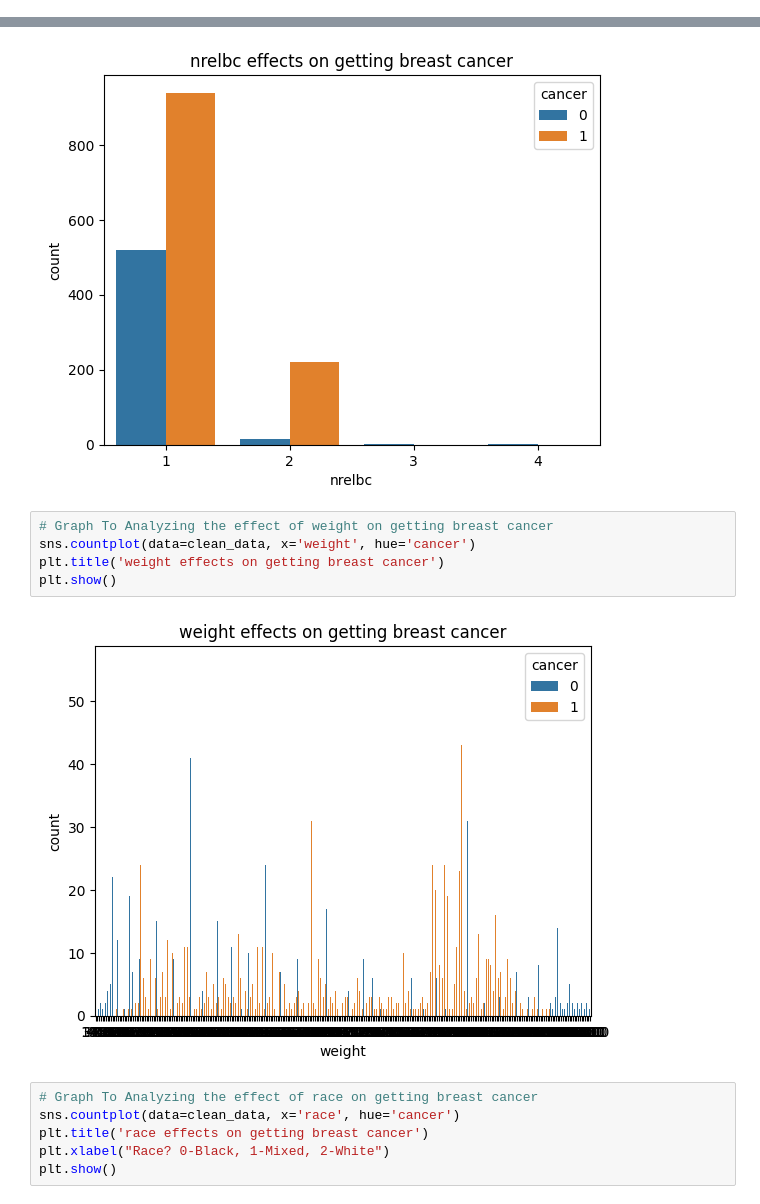
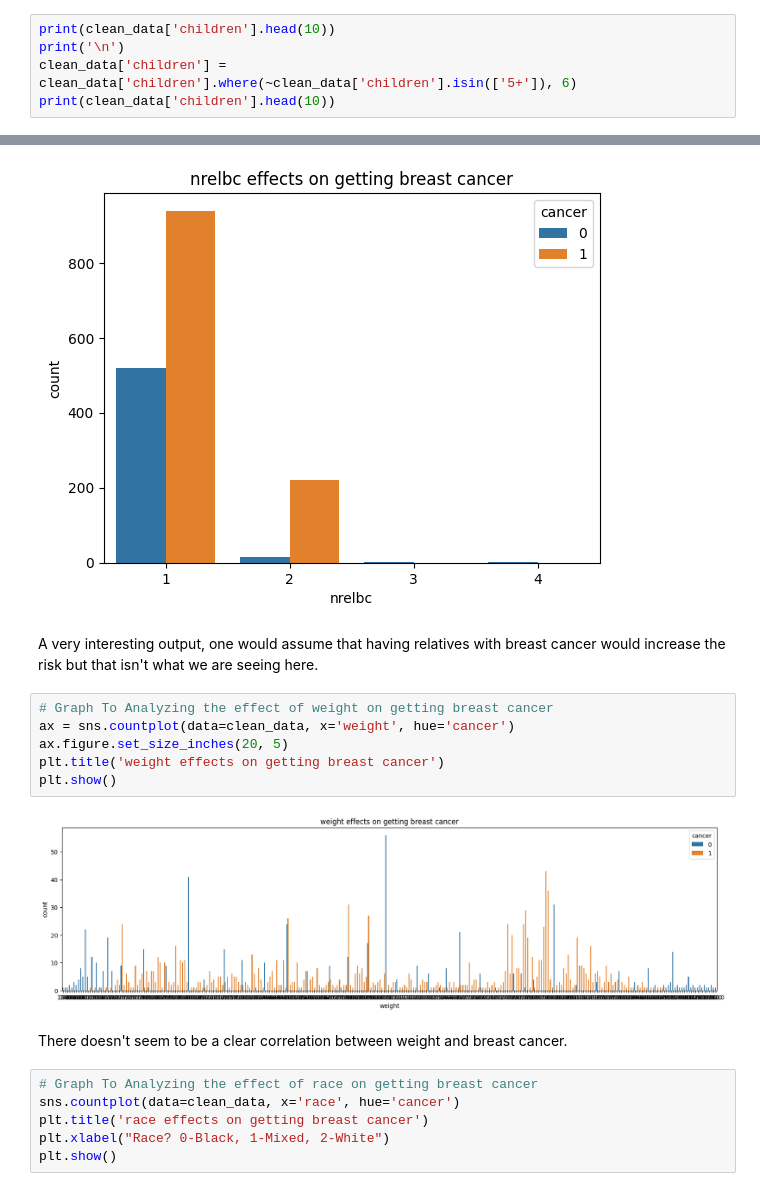
Before and after one commit to uginm102/MCSC-MUK, a Jupyter notebook: MCS7103-MachineLearning/Assignment1.ipynb, the cells around one changed output, grey strips where cells are left out. Cells and saved outputs as stored; diff of their text form.

```diff
--- a/MCS7103-MachineLearning/Assignment1.ipynb
+++ b/MCS7103-MachineLearning/Assignment1.ipynb
@@ -371,0 +369,5 @@ Name: exercise, dtype: object
+# %%
+print(clean_data['children'].head(10))
+print('\n')
+clean_data['children'] = clean_data['children'].where(~clean_data['children'].isin(['5+']), 6)
+print(clean_data['children'].head(10))
@@ -663,13 +741,18 @@ plt.title('nrelbc effects on getting breast cancer')
 plt.show()
 # %% [output]
 [figure]
+# %% [markdown]
+A very interesting output, one would assume that having relatives with breast cancer would increase the risk but that isn't what we are seeing here.
 # %%
 # Graph To Analyzing the effect of weight on getting breast cancer
-sns.countplot(data=clean_data, x='weight', hue='cancer')
+ax = sns.countplot(data=clean_data, x='weight', hue='cancer')
+ax.figure.set_size_inches(20, 5)
 plt.title('weight effects on getting breast cancer')
 plt.show()
 # %% [output]
-[figure, old version]
+[figure, new version]
+# %% [markdown]
+There doesn't seem to be a clear correlation between weight and breast cancer.
 # %%
 # Graph To Analyzing the effect of race on getting breast cancer
 sns.countplot(data=clean_data, x='race', hue='cancer')
```
Also changed, not shown: parts of 28 cells of this notebook, 1 other file.
